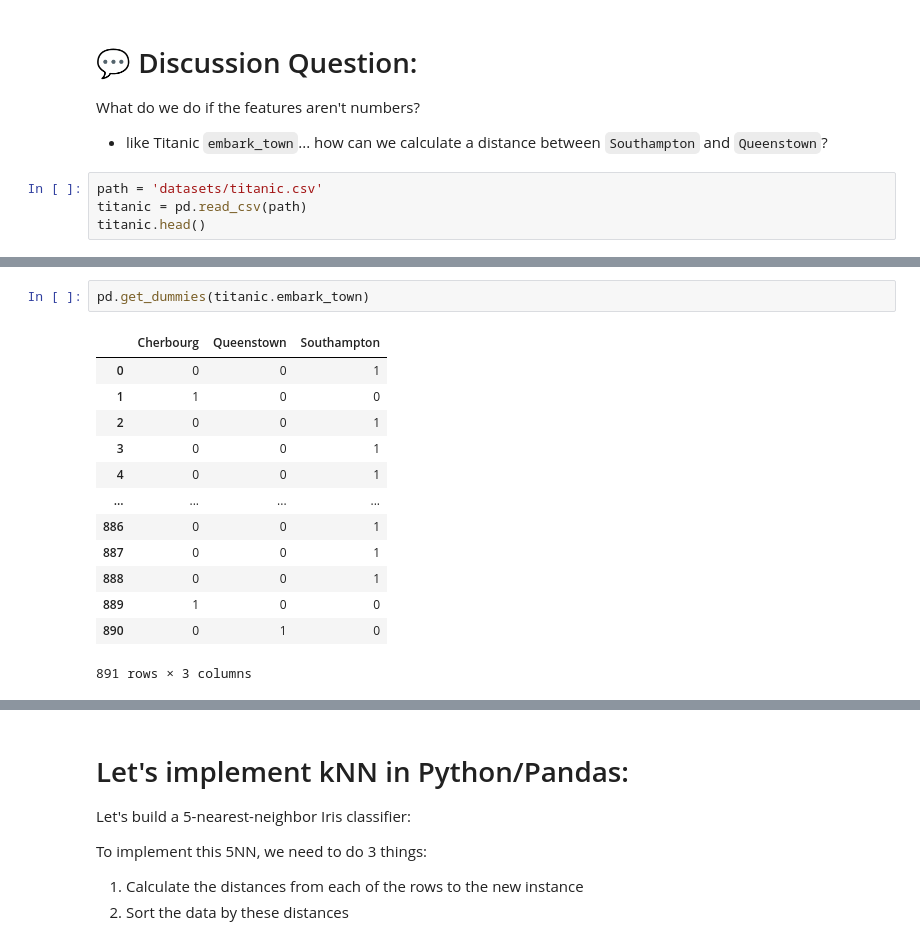
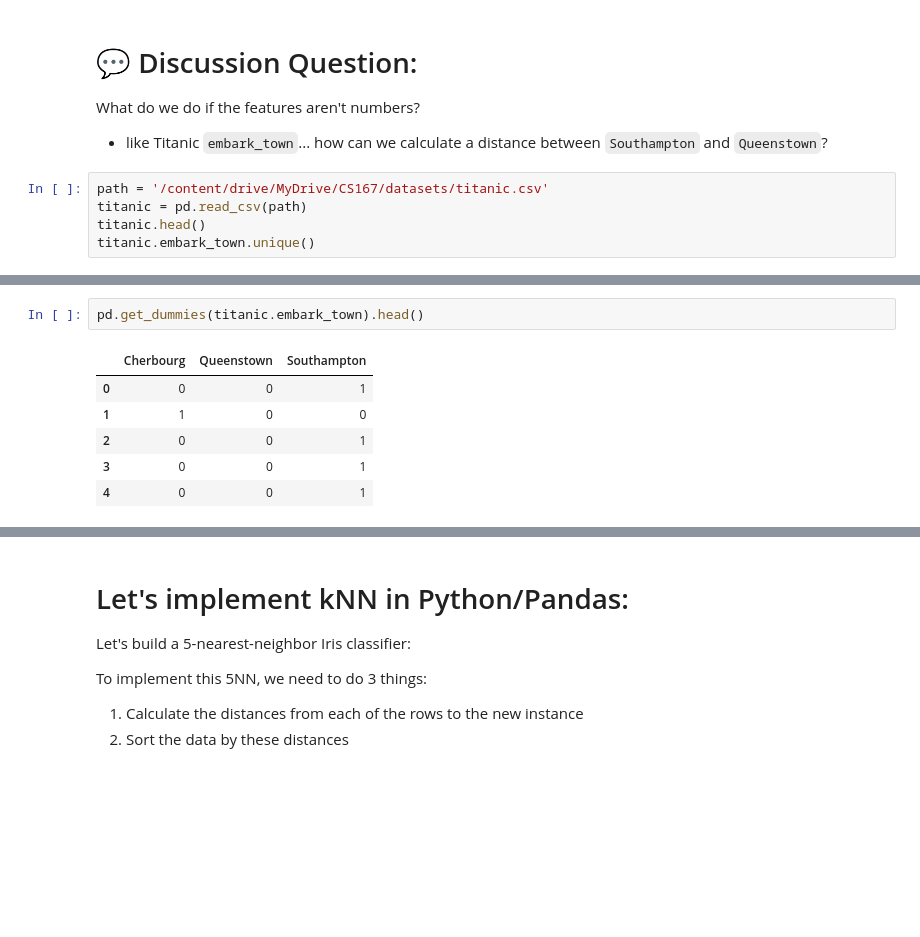
Before and after one commit to nickwharff/CS167_Notes, a Jupyter notebook: Day03_P1_kNN.ipynb, the cells around one changed output, grey strips where cells are left out. Saved outputs shown, nothing was run; the diff lists cells and outputs as text; blank space fills up the shorter version.

```diff
--- a/Day03_P1_kNN.ipynb
+++ b/Day03_P1_kNN.ipynb
@@ -255,7 +285,8 @@ You can use any distance function you want. Other common distances include:
 What do we do if the features aren't numbers?
 - like Titanic `embark_town`... how can we calculate a distance between `Southampton` and `Queenstown`?
 # %%
-path = 'datasets/titanic.csv'
+path = '/content/drive/MyDrive/CS167/datasets/titanic.csv'
 titanic = pd.read_csv(path)
 titanic.head()
+titanic.embark_town.unique()
 # %% [output]
@@ -268,19 +294,12 @@ titanic.head()
 # %%
-pd.get_dummies(titanic.embark_town)
+pd.get_dummies(titanic.embark_town).head()
 # %% [output]
 |  | Cherbourg | Queenstown | Southampton |
 | 0 | 0 | 0 | 1 |
 | 1 | 1 | 0 | 0 |
 | 2 | 0 | 0 | 1 |
 | 3 | 0 | 0 | 1 |
 | 4 | 0 | 0 | 1 |
-| ... | ... | ... | ... |
-| 886 | 0 | 0 | 1 |
-| 887 | 0 | 0 | 1 |
-| 888 | 0 | 0 | 1 |
-| 889 | 1 | 0 | 0 |
-| 890 | 0 | 1 | 0 |
-891 rows × 3 columns
 # %% [markdown]
 # 💬 Discussion Question:
 
```
Also changed, not shown: parts of 19 cells of this notebook.
